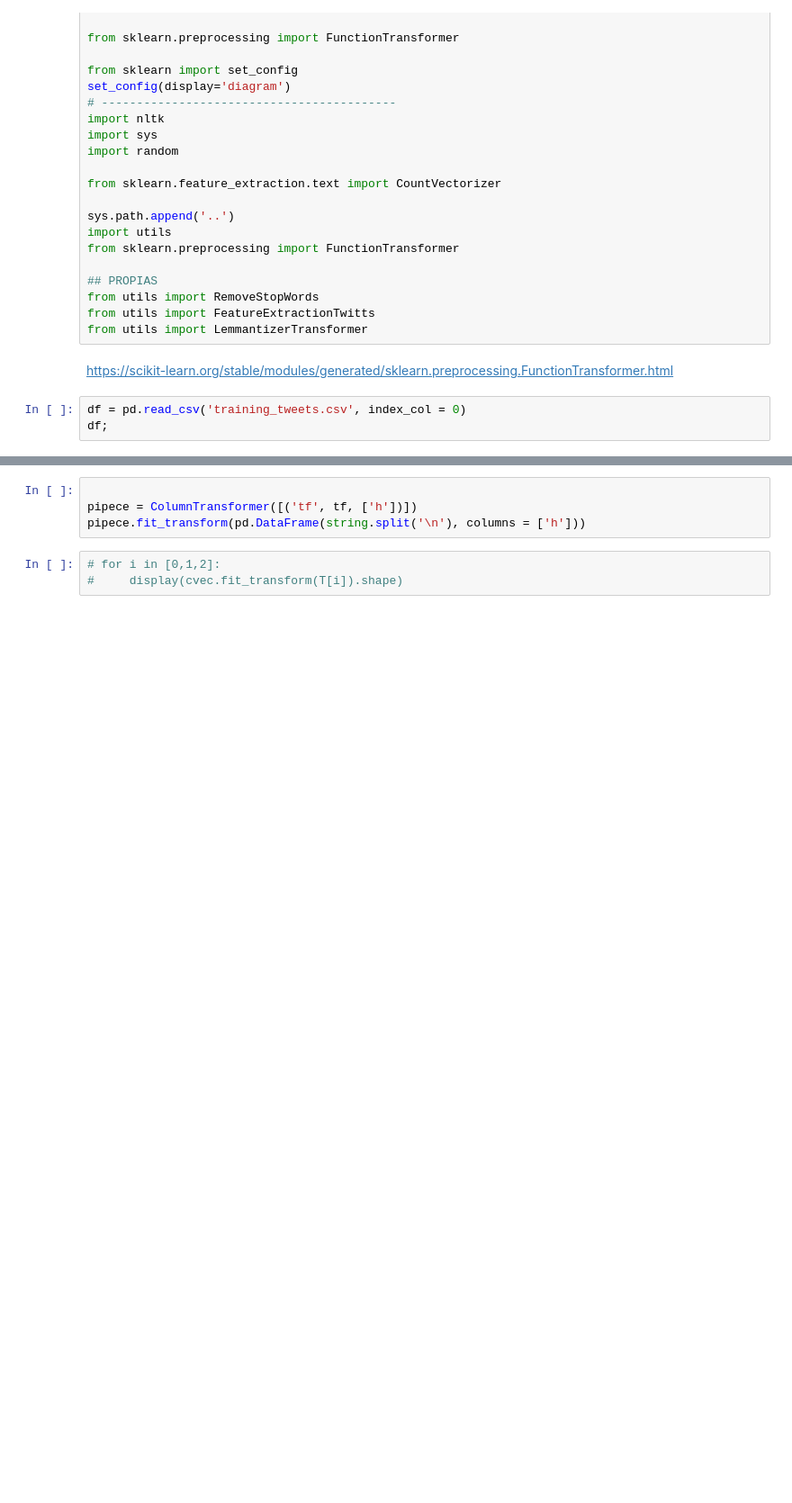
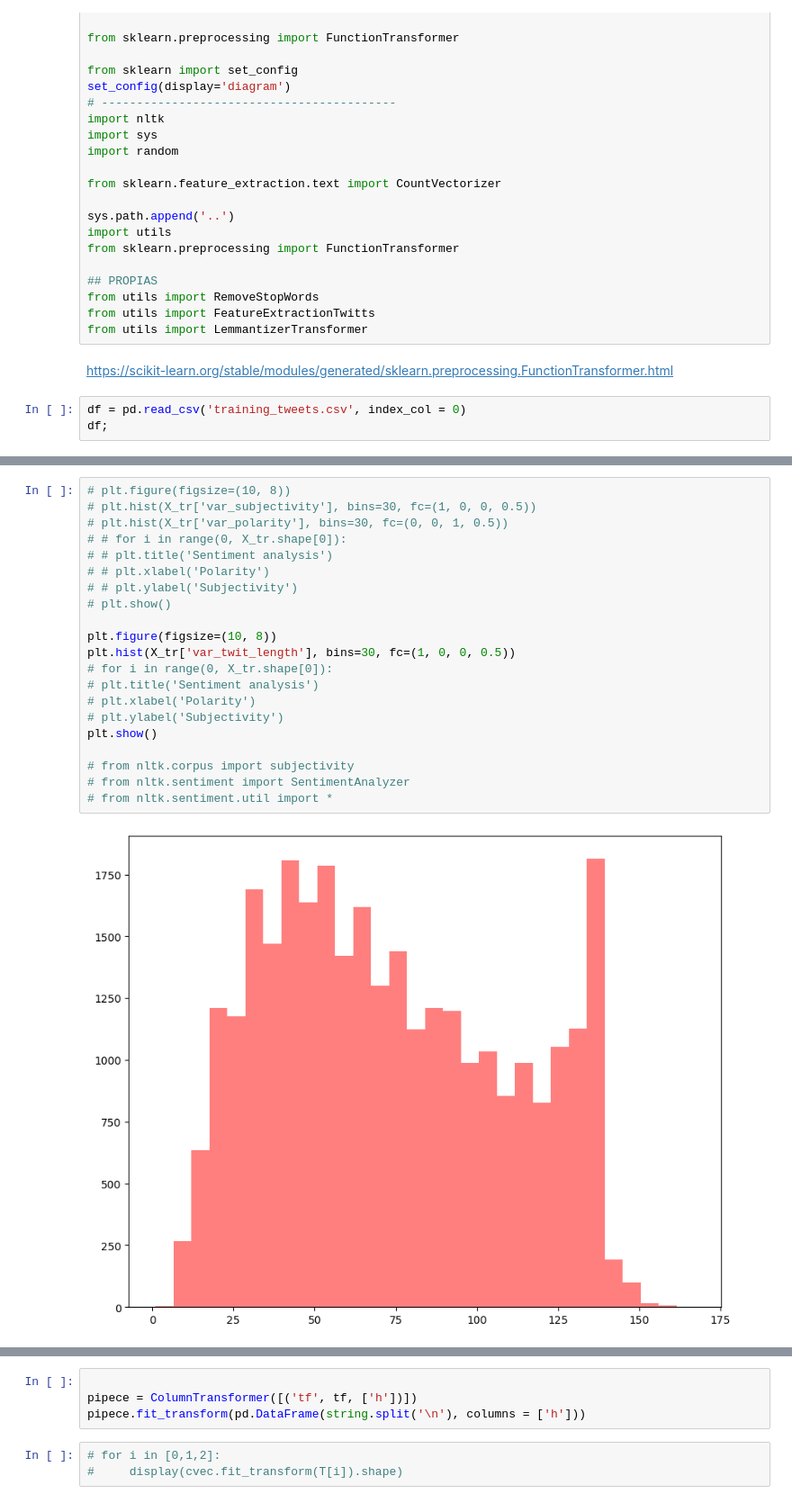
Before and after one commit to tomaspemora/desafio-latam-tareas-BA-TP, a Jupyter notebook: machine_learning/prueba/twitter/twitter.ipynb, the cells around one changed output, grey strips where cells are left out. Shown at 90% size. Cells and saved outputs as stored; diff of their text form; blank space fills up the shorter version.

```diff
--- a/machine_learning/prueba/twitter/twitter.ipynb
+++ b/machine_learning/prueba/twitter/twitter.ipynb
@@ -106,3 +136,26 @@ X_tr = pipe.fit_transform(X,y)
+# %%
+# plt.figure(figsize=(10, 8))
+# plt.hist(X_tr['var_subjectivity'], bins=30, fc=(1, 0, 0, 0.5))
+# plt.hist(X_tr['var_polarity'], bins=30, fc=(0, 0, 1, 0.5))
+# # for i in range(0, X_tr.shape[0]):
+# # plt.title('Sentiment analysis')
+# # plt.xlabel('Polarity')
+# # plt.ylabel('Subjectivity')
+# plt.show()
+
+plt.figure(figsize=(10, 8))
+plt.hist(X_tr['var_twit_length'], bins=30, fc=(1, 0, 0, 0.5))
+# for i in range(0, X_tr.shape[0]):
+# plt.title('Sentiment analysis')
+# plt.xlabel('Polarity')
+# plt.ylabel('Subjectivity')
+plt.show()
+
+# from nltk.corpus import subjectivity
+# from nltk.sentiment import SentimentAnalyzer
+# from nltk.sentiment.util import *
+# %% [output]
+[figure, added]
 # %%
 from sklearn.feature_extraction.text import CountVectorizer
 from sklearn.feature_extraction.text import TfidfVectorizer
```
Also changed, not shown: parts of 6 cells of this notebook, 1 other file.
